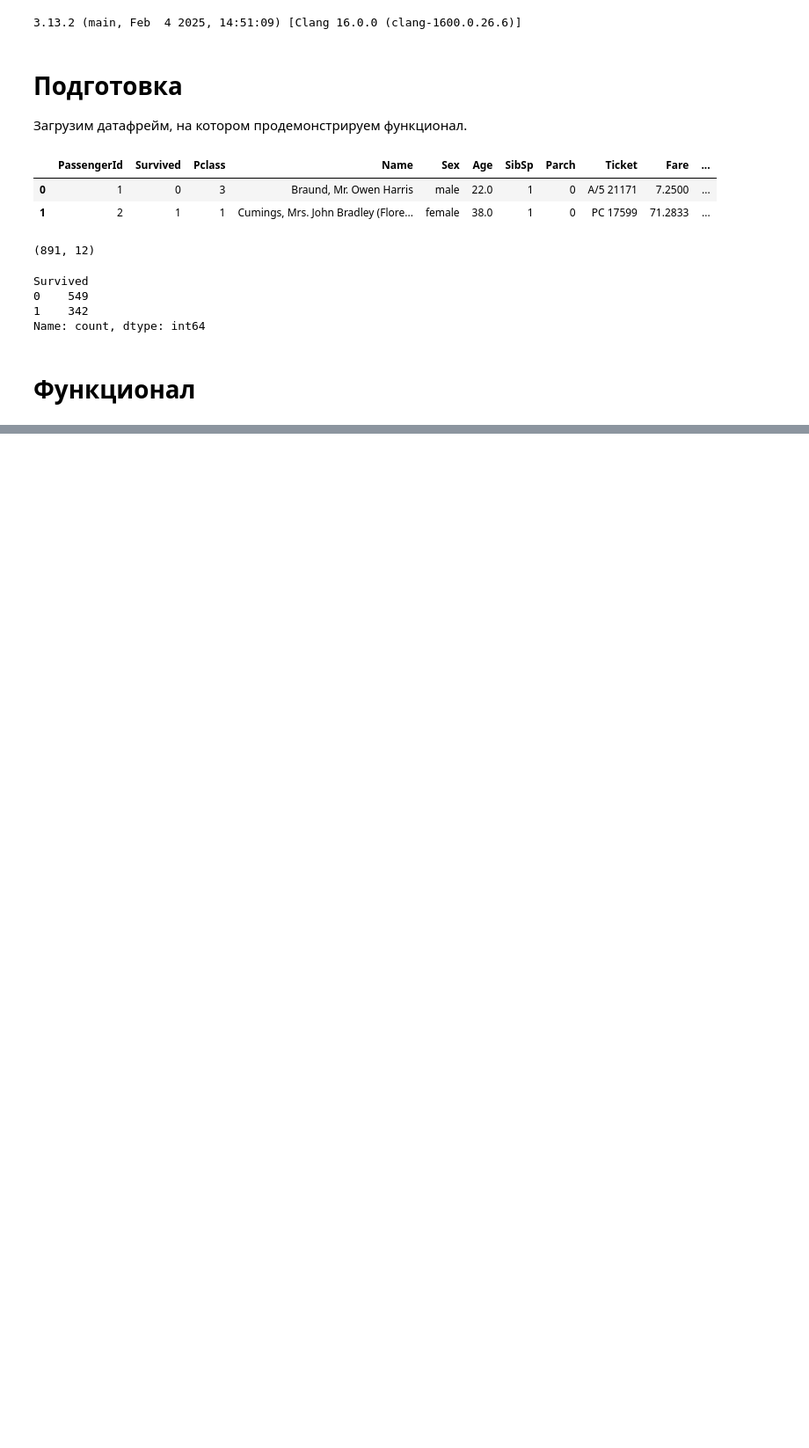
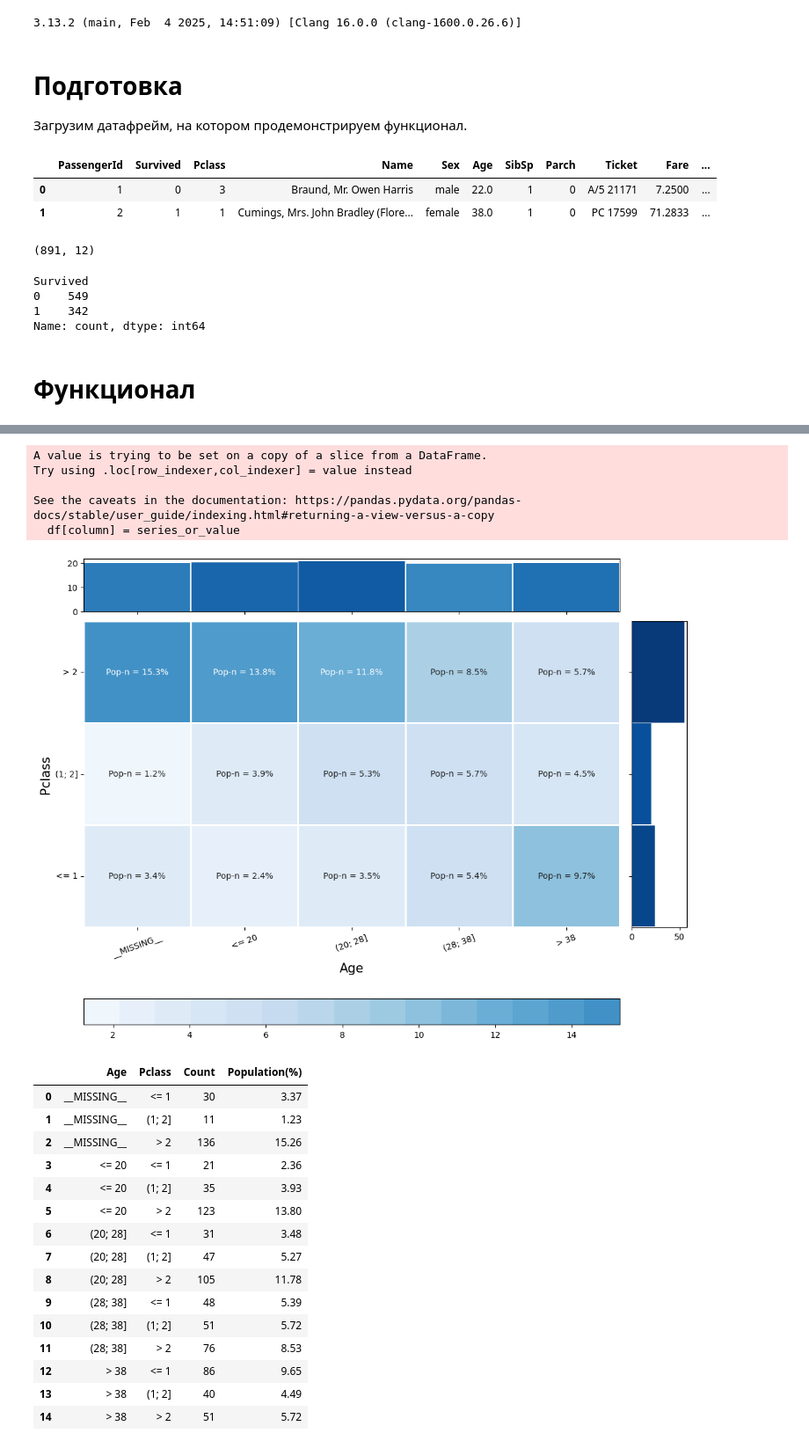
Before and after one commit to MikhailMsc/AnalyzePlotFunctions, a Jupyter notebook: Tutorial/3_Plots.ipynb, the cells around one changed output, grey strips where cells are left out. Shown at 88% size. Drawn from its saved outputs; the diff is of its cells as text; code cells hidden in the pictures; blank space fills up the shorter version.

```diff
--- a/Tutorial/3_Plots.ipynb
+++ b/Tutorial/3_Plots.ipynb
@@ -39,0 +181,29 @@ Name: count, dtype: int64
+# %%
+plot_cross_vars(
+        df, var_name_1='Age', var_name_2='Pclass',
+        min_population=1.2,
+        binning=BinningParams(min_prc=20)
+    )
+# %% [output]
+A value is trying to be set on a copy of a slice from a DataFrame.
+Try using .loc[row_indexer,col_indexer] = value instead
+
+See the caveats in the documentation: https://pandas.pydata.org/pandas-docs/stable/user_guide/indexing.html#returning-a-view-versus-a-copy
+  df[column] = series_or_value
+[figure, added]
+|  | Age | Pclass | Count | Population(%) |
+| 0 | __MISSING__ | <= 1 | 30 | 3.37 |
+| 1 | __MISSING__ | (1; 2] | 11 | 1.23 |
+| 2 | __MISSING__ | > 2 | 136 | 15.26 |
+| 3 | <= 20 | <= 1 | 21 | 2.36 |
+| 4 | <= 20 | (1; 2] | 35 | 3.93 |
+| 5 | <= 20 | > 2 | 123 | 13.80 |
+| 6 | (20; 28] | <= 1 | 31 | 3.48 |
+| 7 | (20; 28] | (1; 2] | 47 | 5.27 |
+| 8 | (20; 28] | > 2 | 105 | 11.78 |
+| 9 | (28; 38] | <= 1 | 48 | 5.39 |
+| 10 | (28; 38] | (1; 2] | 51 | 5.72 |
+| 11 | (28; 38] | > 2 | 76 | 8.53 |
+| 12 | > 38 | <= 1 | 86 | 9.65 |
+| 13 | > 38 | (1; 2] | 40 | 4.49 |
+| 14 | > 38 | > 2 | 51 | 5.72 |
```
Also changed, not shown: parts of 15 cells of this notebook, 11 other files.
